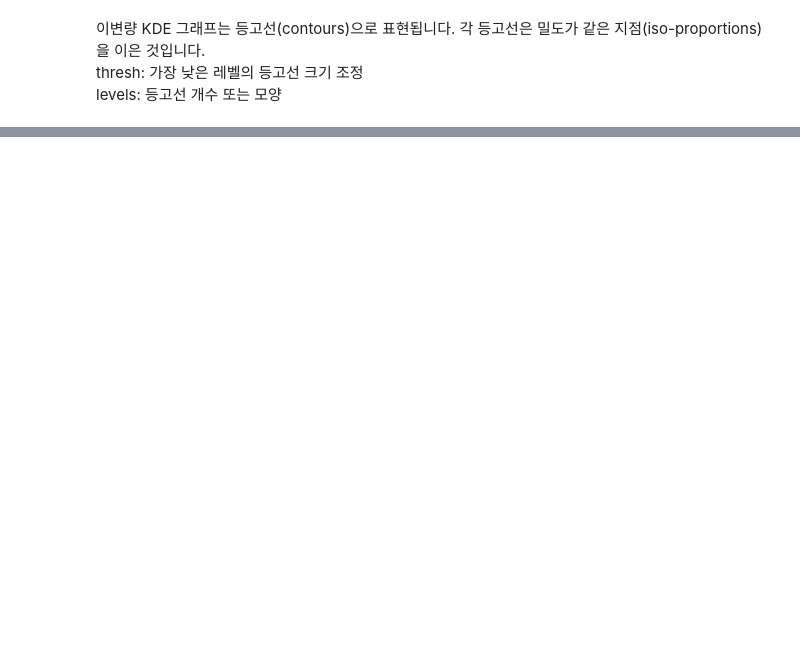
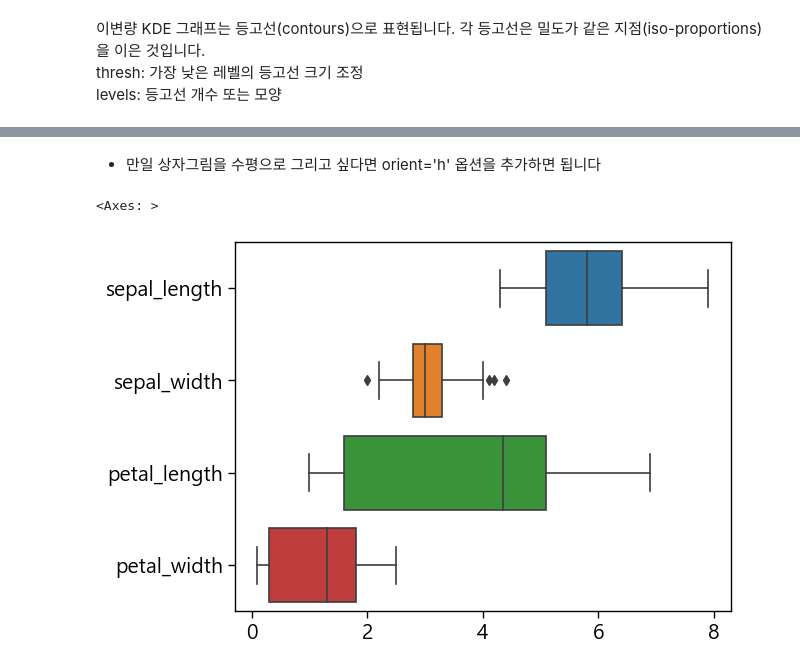
Before and after one commit to the9world/My_Study, a Jupyter notebook: Python_study/23년05월/230508/a_matplotlib.ipynb, the cells around one changed output, grey strips where cells are left out. Saved outputs shown, nothing was run; the diff lists cells and outputs as text; code cells hidden in the pictures; blank space fills up the shorter version.

```diff
--- a/Python_study/23년05월/230508/a_matplotlib.ipynb
+++ b/Python_study/23년05월/230508/a_matplotlib.ipynb
@@ -622,0 +633,6 @@ sns.displot(penguins, x='bill_length_mm', y='bill_depth_mm', kind='kde',
+# %%
+import seaborn
+iris = sns.load_dataset('iris')
+sns.boxplot(data=iris)
+# 또는
+sns.catplot(data=iris,kind='box')
@@ -622,0 +643,7 @@ sns.displot(penguins, x='bill_length_mm', y='bill_depth_mm', kind='kde',
+# %% [markdown]
+- 만일 상자그림을 수평으로 그리고 싶다면 orient='h' 옵션을 추가하면 됩니다
+# %%
+sns.boxplot(data=iris, orient='h')
+# %% [output]
+<Axes: >
+[figure, added]
```
Also changed, not shown: parts of 21 cells of this notebook, 1 other file.
